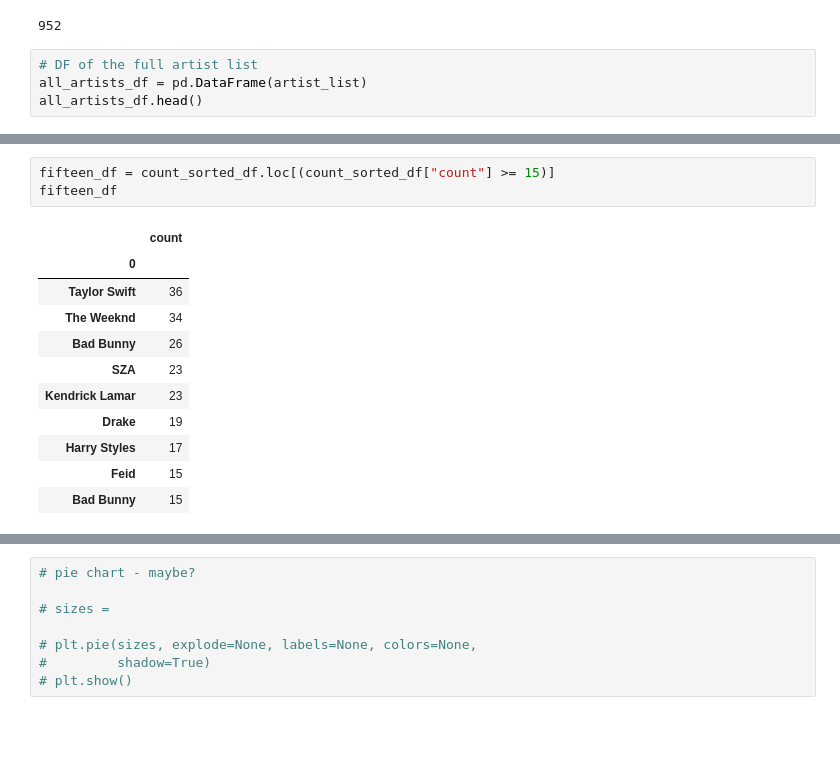
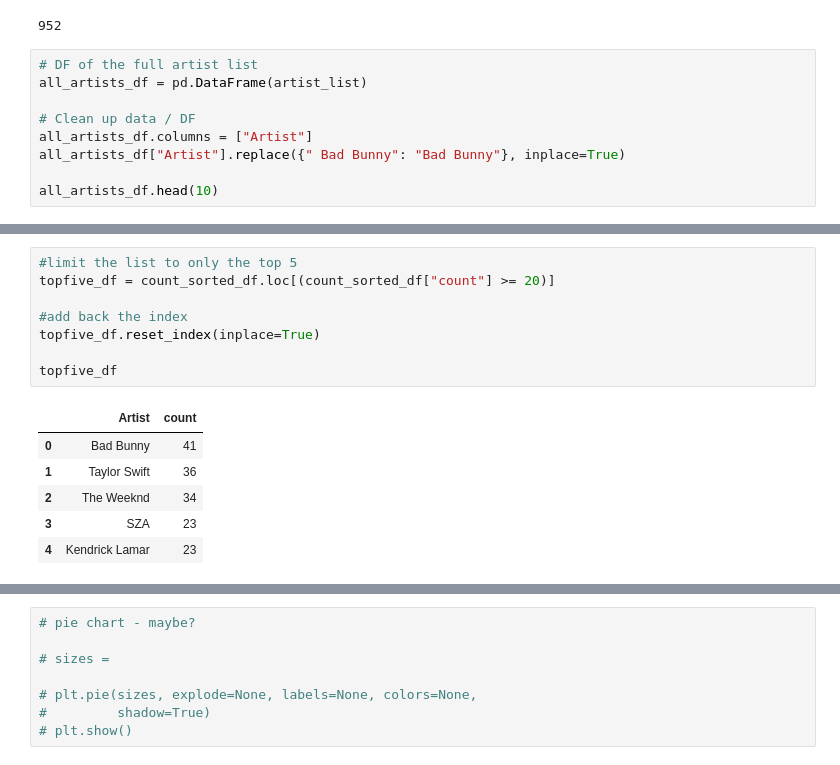
Before and after one commit to d6kramer/project-1-group-08, a Jupyter notebook: starter_notebook.ipynb, the cells around one changed output, grey strips where cells are left out. Cells and saved outputs as stored; diff of their text form; blank space fills up the shorter version.

```diff
--- a/starter_notebook.ipynb
+++ b/starter_notebook.ipynb
@@ -94,5 +94,10 @@ counter
 # %%
 # DF of the full artist list
 all_artists_df = pd.DataFrame(artist_list)
-all_artists_df.head()
+
+# Clean up data / DF
+all_artists_df.columns = ["Artist"]
+all_artists_df["Artist"].replace({" Bad Bunny": "Bad Bunny"}, inplace=True)
+
+all_artists_df.head(10)
 # %% [output]
@@ -142,17 +139,17 @@ count_sorted_df.head(10)
 # %%
-fifteen_df = count_sorted_df.loc[(count_sorted_df["count"] >= 15)]
-fifteen_df
+#limit the list to only the top 5
+topfive_df = count_sorted_df.loc[(count_sorted_df["count"] >= 20)]
+
+#add back the index
+topfive_df.reset_index(inplace=True)
+
+topfive_df
 # %% [output]
-|  | count |
-| 0 |  |
-| Taylor Swift | 36 |
-| The Weeknd | 34 |
-| Bad Bunny | 26 |
-| SZA | 23 |
-| Kendrick Lamar | 23 |
-| Drake | 19 |
-| Harry Styles | 17 |
-| Feid | 15 |
-| Bad Bunny | 15 |
+|  | Artist | count |
+| 0 | Bad Bunny | 41 |
+| 1 | Taylor Swift | 36 |
+| 2 | The Weeknd | 34 |
+| 3 | SZA | 23 |
+| 4 | Kendrick Lamar | 23 |
 # %%
 # bar chart - maybe? make this ok
```
Also changed, not shown: parts of 5 cells of this notebook.
